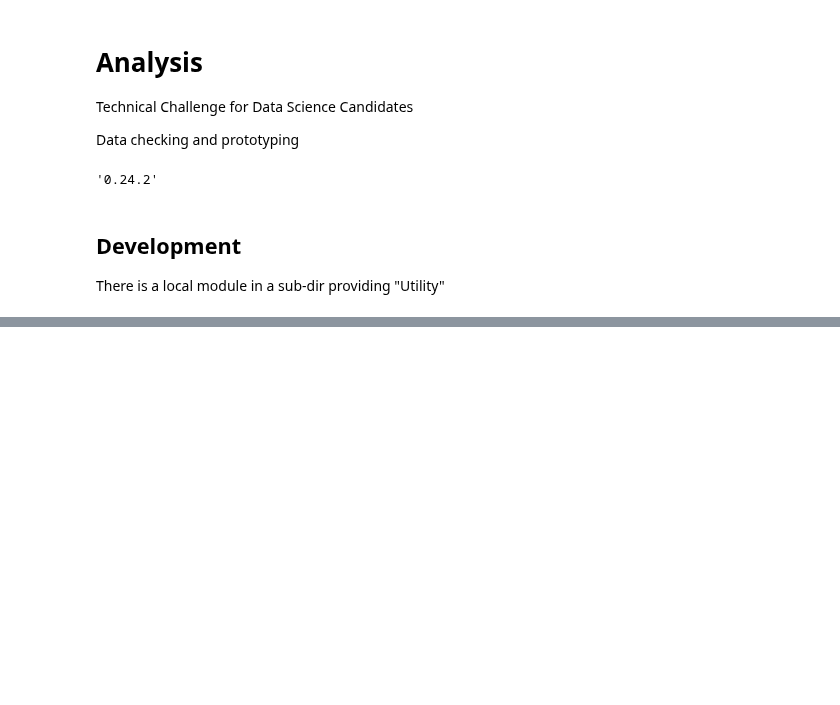
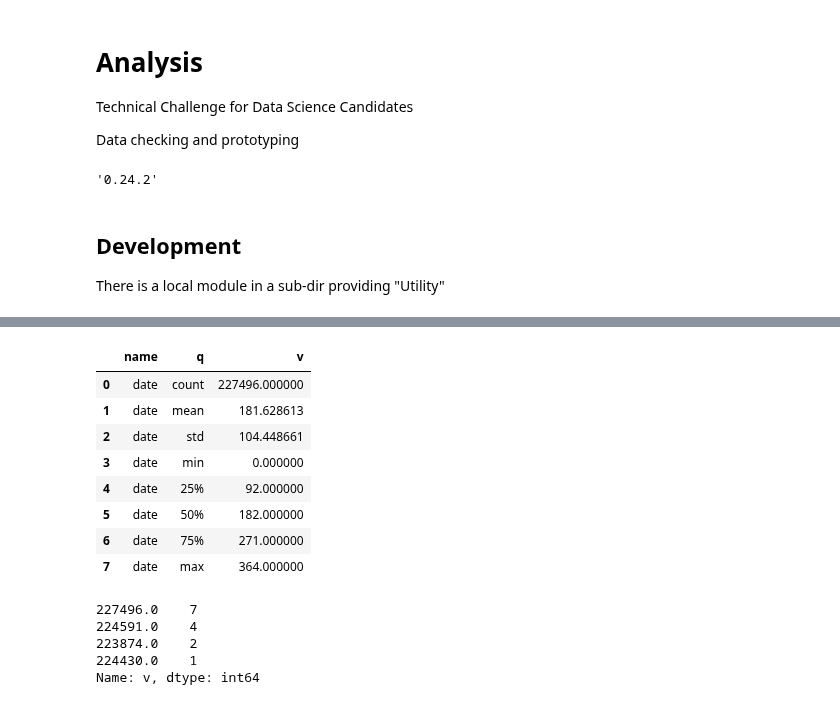
Before and after one commit to eepgwde/pyeg0, a Jupyter notebook: py0.tmpl/checks0.ipynb, the cells around one changed output, grey strips where cells are left out. Saved outputs shown, nothing was run; the diff lists cells and outputs as text; code cells hidden in the pictures; blank space fills up the shorter version.

```diff
--- a/py0.tmpl/checks0.ipynb
+++ b/py0.tmpl/checks0.ipynb
@@ -49,2 +86,4 @@ i0 = Utility.instance()
 # %%
-df0 = pd.read_csv("in.csv", sep=";")
+## Some example data.
+
+df0 = pd.read_csv("flights.csv", sep=",")
@@ -67,0 +186,23 @@ ds;
+# %%
+ds = i0.df2describe(df2)
+# ds;
+ds[ (ds['name'].str.startswith('date'))]
+
+cts = ds[ (ds['q'].str.startswith('count'))]
+cts['v'].value_counts()
+# cts.value_counts
+# %% [output]
+|  | name | q | v |
+| 0 | date | count | 227496.000000 |
+| 1 | date | mean | 181.628613 |
+| 2 | date | std | 104.448661 |
+| 3 | date | min | 0.000000 |
+| 4 | date | 25% | 92.000000 |
+| 5 | date | 50% | 182.000000 |
+| 6 | date | 75% | 271.000000 |
+| 7 | date | max | 364.000000 |
+227496.0    7
+224591.0    4
+223874.0    2
+224430.0    1
+Name: v, dtype: int64
```
Also changed, not shown: parts of 24 cells of this notebook, 2 other files.
